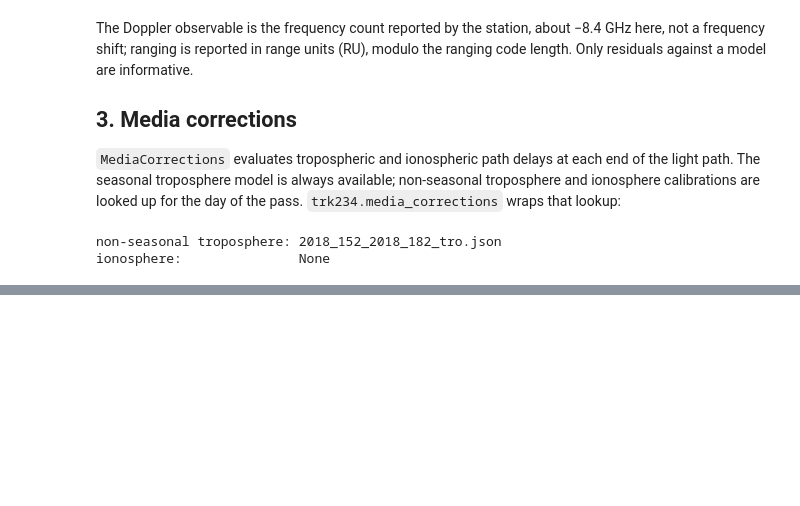
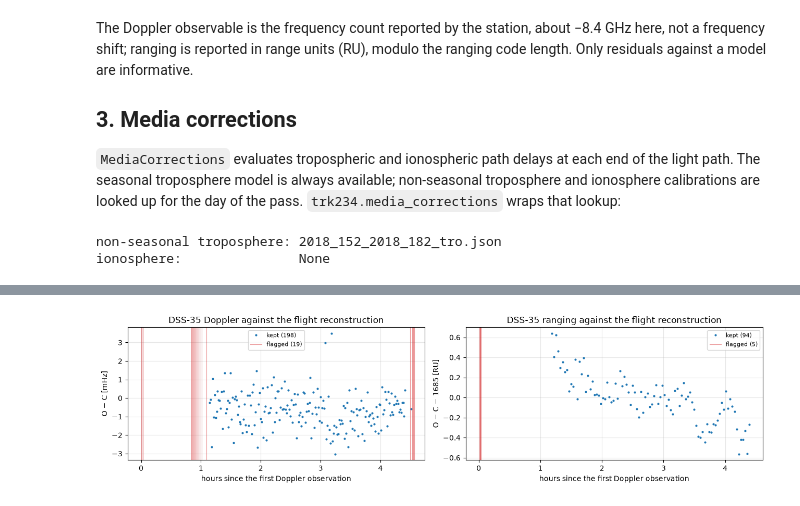
Before and after one commit to CCAR-ORCCA/scarabaeus, a Jupyter notebook: tutorials/v2/09_real_dsn_data.ipynb, the cells around one changed output, grey strips where cells are left out. Cells and saved outputs as stored; diff of their text form; code cells hidden in the pictures; blank space fills up the shorter version.

```diff
--- a/tutorials/v2/09_real_dsn_data.ipynb
+++ b/tutorials/v2/09_real_dsn_data.ipynb
@@ -248,0 +115,9 @@ scb.Plotting.plot_residuals_json(out / "solution.json", iteration="iter_1", kind
+# %%
+%%capture fit_log
+# 🔵 TODO: remove %%capture once filters and measurement models stop printing progress
+datasets = [model.generate_measurement_dataset(dataset_name=model.name, target=orex_flight, observed_meas=observed)
+            for model, observed in [(doppler, observed_doppler), (ranging, observed_ranging)]]
+# %%
+oc = {dataset.set_name: np.asarray(dataset.data["residuals"], dtype=float).ravel() for dataset in datasets}
+for (name, residuals), unit in zip(oc.items(), ["Hz", "RU"]):
+    print(f"{name:15s} O−C median {np.median(residuals):+10.4f} {unit}, from {residuals.min():.1f} to {residuals.max():.1f} {unit}")
@@ -248,0 +139,9 @@ scb.Plotting.plot_residuals_json(out / "solution.json", iteration="iter_1", kind
+# %%
+editor = scb.MeasurementEditing(datasets)
+refit_sigmas = editor.huber_mad_filter(n_sigma=5.0)
+flags = editor.outlier_flags
+
+for model, unit, assumed in [(doppler, "Hz", "1e-3 Hz"), (ranging, "RU", "0.5 RU")]:
+    flagged = np.flatnonzero(flags[model.name])
+    print(f"{model.name}: {flagged.size} of {flags[model.name].size} flagged {flagged.tolist()}")
+    print(f"    re-estimated σ {refit_sigmas[model.name]:.3g} {unit} (assumed {assumed})")
@@ -248,0 +155,19 @@ scb.Plotting.plot_residuals_json(out / "solution.json", iteration="iter_1", kind
+# %%
+t_hours = {model.name: (observed[0] - t_doppler[0]).convert_to(hr).values
+           for model, observed in [(doppler, observed_doppler), (ranging, observed_ranging)]}
+offset = np.median(oc[ranging.name][~flags[ranging.name]])
+
+fig, ax = plt.subplots(1, 2, figsize=(13, 3.5))
+for a, model, shift, scale, ylabel in [(ax[0], doppler, 0.0, 1e3, "O − C [mHz]"),
+                                       (ax[1], ranging, offset, 1.0, f"O − C − {offset:.0f} [RU]")]:
+    keep = ~flags[model.name]
+    t = t_hours[model.name]
+    a.plot(t[keep], (oc[model.name][keep] - shift) * scale, ".", ms=4, label=f"kept ({keep.sum()})")
+    for k, t_flagged in enumerate(t[~keep]):
+        a.axvline(t_flagged, color="C3", lw=0.8, alpha=0.5, label=f"flagged ({(~keep).sum()})" if k == 0 else None)
+    a.set(xlabel="hours since the first Doppler observation", ylabel=ylabel, title=f"{model.name} against the flight reconstruction")
+    a.legend(fontsize=8)
+    a.grid(alpha=0.3)
+plt.tight_layout()
+# %% [output]
+[figure, added]
```
Also changed, not shown: parts of 46 cells of this notebook, 6 other files.
